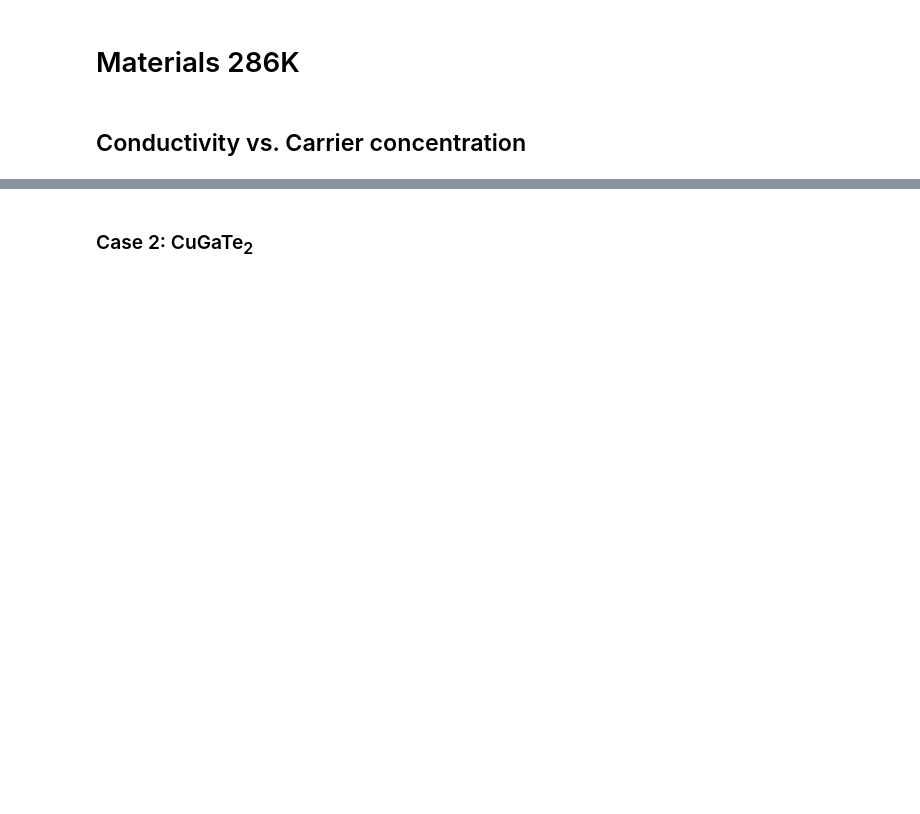
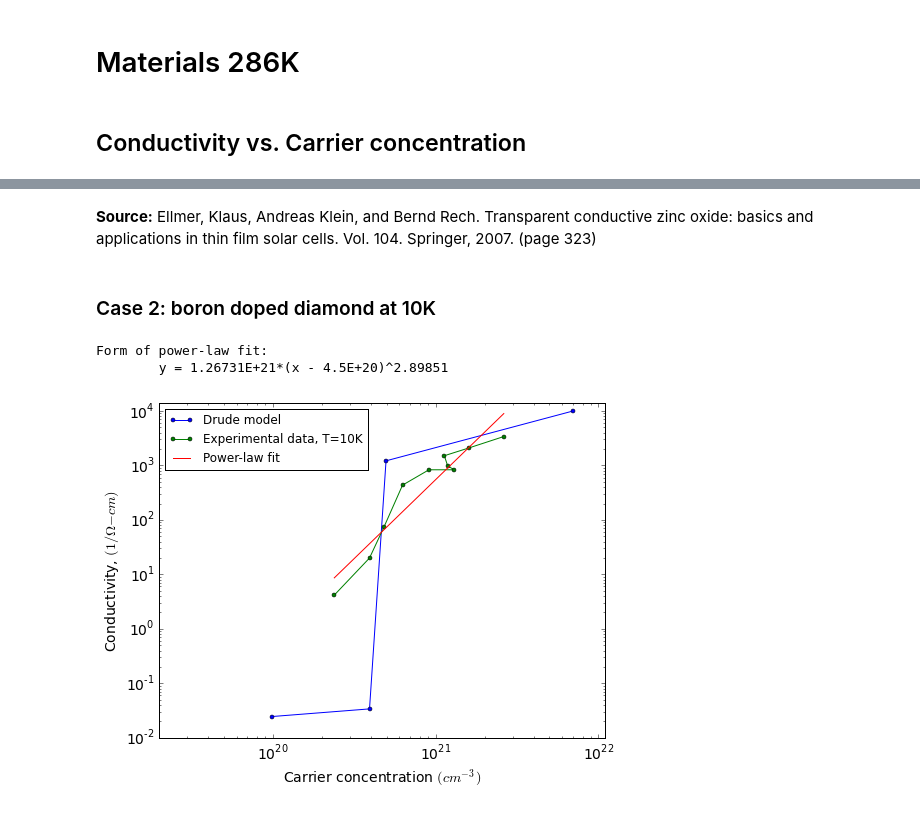
Before and after one commit to latture/Mat286K, a Jupyter notebook: Conductivity_vs_carrier_conc/plots.ipynb, the cells around one changed output, grey strips where cells are left out. Cells and saved outputs as stored; diff of their text form; code cells hidden in the pictures; blank space fills up the shorter version.

```diff
--- a/Conductivity_vs_carrier_conc/plots.ipynb
+++ b/Conductivity_vs_carrier_conc/plots.ipynb
@@ -68,2 +75,52 @@ plt.legend(prop={'size':12},loc="upper left");
-# %% [markdown]
-### Case 2: CuGaTe<sub>2</sub>
+# %% [markdown]
+<b>Source:</b> Ellmer, Klaus, Andreas Klein, and Bernd Rech. Transparent conductive zinc oxide: basics and applications in thin film solar cells. Vol. 104. Springer, 2007. (page 323)
+# %% [markdown]
+### Case 2: boron doped diamond at 10K
+# %%
+#system specific constants
+nc = 4.5
+xScale = 10**20
+
+#specify path to data
+path_to_data = os.getcwd()+"/data/boron doped diamond/"
+#get file names in directory
+csvFiles = os.listdir(path_to_data)
+#initialize empty list to catch any none CSV files
+pdfFile = []
+#create a figure and axis
+fig = plt.figure(figsize=(8, 6), dpi=80)
+axis = fig.add_subplot(111)
+
+#loop through files and plot data
+for File in csvFiles:
+    try:
+        #load data from file
+        points = np.loadtxt(path_to_data + File, delimiter=",")
+        if File == "Experimental data.csv":
+            #add points to plot
+            axis.plot(points[:,0]*xScale,1/points[:,1], label=File[:-4] + ", T=10K", marker="o", markersize=4)
+            #slope, intercept, r_value, p_value, std_err = stats.linregress(np.log(points[:,0]), np.log(1/points[:,1]))
+            pars, covar = so.curve_fit(fitfunc, np.log(points[:,0]), np.log(1/points[:,1]))
+            x = np.log(np.linspace(points[:,0].min(),points[:,0].max(), 1000))
+            #y = (1/slope)*x + intercept
+            y = fitfunc(x, *pars)
+            print "Form of power-law fit:\n\ty = %G*(x - %G)^%G" % (pars[0]*xScale,nc*xScale,pars[1])
+            axis.plot(np.exp(x)*xScale,np.exp(y), label="Power-law fit")
+        else:
+            #add points to plot
+            axis.plot(points[:,0]*xScale,1/points[:,1], label=File[:-4], marker="o", markersize=4)
+    except:
+        pdfFile.append(File)
+#set plot properties
+axis.set_xlim([.2e20,1.1e22])
+axis.set_ylim([.01,1.4e4])
+axis.set_ylabel("Conductivity, $(1/\\Omega-cm)$")
+axis.set_xlabel("Carrier concentration $(cm^{-3})$")
+axis.set_yscale("log")
+axis.set_xscale("log")
+plt.rcParams.update({'font.size': 14})
+plt.legend(prop={'size':12},loc="upper left");
+# %% [output]
+Form of power-law fit:
+        y = 1.26731E+21*(x - 4.5E+20)^2.89851
+[figure, added]
```
Also changed, not shown: parts of 18 cells of this notebook, 33 other files.
